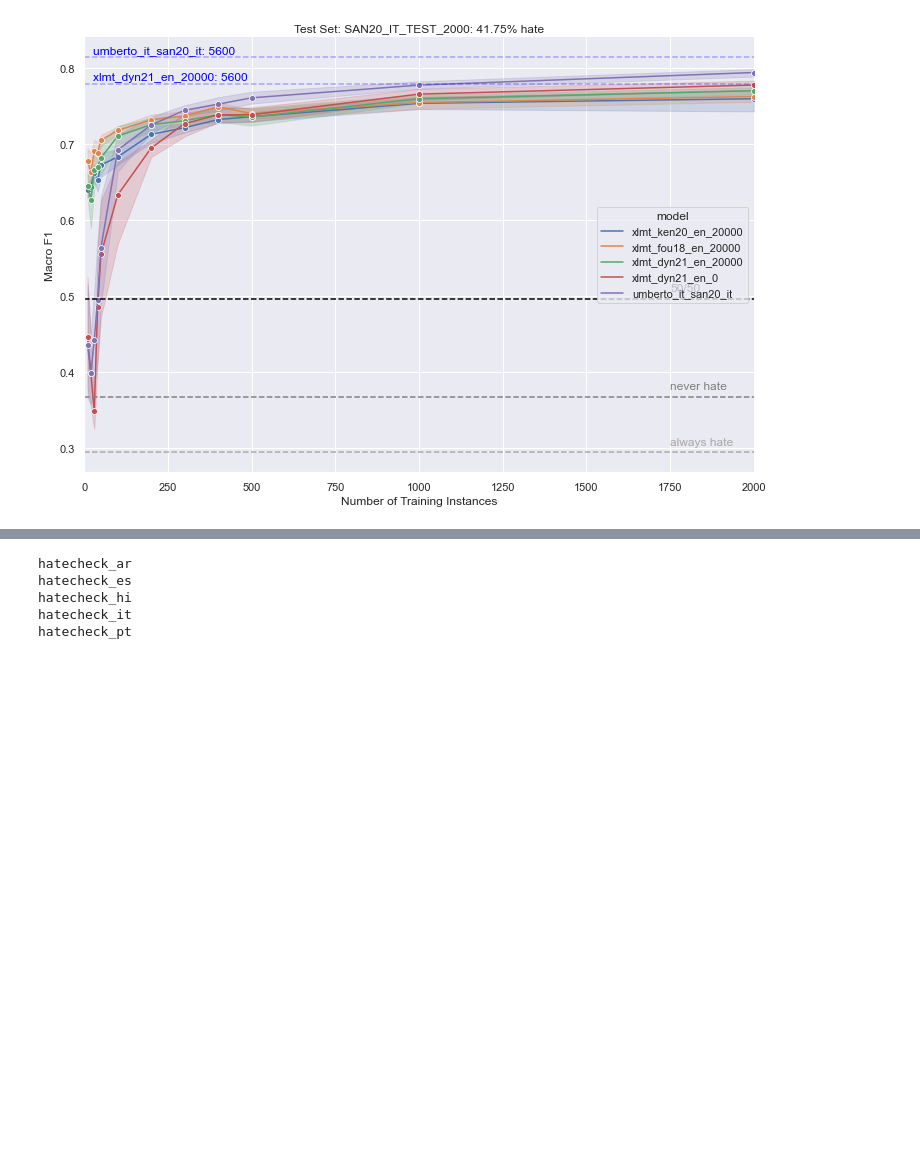
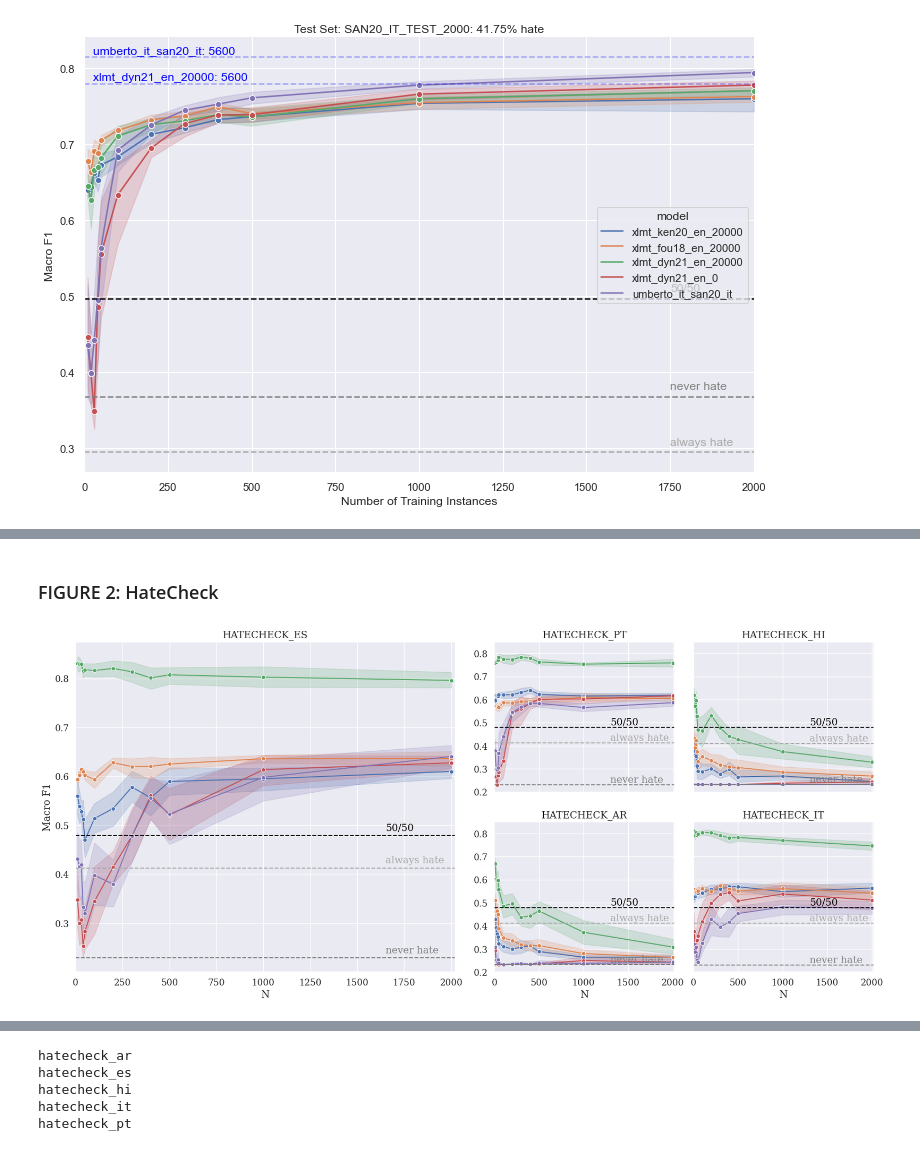
Before and after one commit to paul-rottger/efficient-low-resource-hate-detection, a Jupyter notebook: 3_evaluation/evaluate_results.ipynb, the cells around one changed output, grey strips where cells are left out. Cells and saved outputs as stored; diff of their text form; code cells hidden in the pictures; blank space fills up the shorter version.

```diff
--- a/3_evaluation/evaluate_results.ipynb
+++ b/3_evaluation/evaluate_results.ipynb
@@ -254,0 +301,6 @@ for target_testset, ax in zip(sorted([t for t in metrics_dict.keys() if "hateche
+# %%
+for target_testset in [t for t in metrics_dict.keys() if not "hatecheck" in t]:
+    for size in [20,200,2000]:
+        print(target_testset)
+        print(size)
+        display(metrics_df[(metrics_df.testset==target_testset)&(metrics_df.train_size==size)].groupby("model").agg({"macro_f1": lambda x: round(np.mean(x),2)}))
@@ -254,0 +363,35 @@ for target_testset, ax in zip(sorted([t for t in metrics_dict.keys() if "hateche
+# %% [markdown]
+### FIGURE 2: HateCheck
+# %%
+BASELINES = ["always hate", "never hate", "50/50"]
+FILTER = []#["ken", "_0"]
+RESULTS_ON_FULL_DATA = True
+
+# set up plot layout
+fig = plt.figure(figsize=(16, 8))
+gs_full = GridSpec(1, 2, width_ratios=[1, 1])
+gs_l =  gridspec.GridSpecFromSubplotSpec(1, 1, subplot_spec=gs_full[0])
+gs_r =  gridspec.GridSpecFromSubplotSpec(2, 2, subplot_spec=gs_full[1])
+
+# iterate through cells in plot grid
+
+# left side
+
+for target_testset, cell in zip(["hatecheck_es"], [c for c in gs_l]):
+    f1_plot(target_testset, cell, BASELINES, FILTER, xlim=(0,2020), legend=False, yaxis_labels=True, baseline_label=1650)
+
+# right side
+for target_testset, cell in zip(["hatecheck_pt", "hatecheck_hi", "hatecheck_ar", "hatecheck_it"], [c for c in gs_r]):
+    if cell==gs_r[0]:
+        f1_plot(target_testset, cell, BASELINES, FILTER, xlim=(0,2020), ylim=(0.2,0.85), legend=False, xaxis_labels=False, yaxis_labels=False, baseline_label=1300)
+    if cell==gs_r[1]:
+        f1_plot(target_testset, cell, BASELINES, FILTER, xlim=(0,2020), ylim=(0.2,0.85), legend=False, xaxis_labels=False, yaxis_labels=False, yaxis_ticks=False, baseline_label=1300)
+    if cell==gs_r[2]:
+        f1_plot(target_testset, cell, BASELINES, FILTER, xlim=(0,2020), ylim=(0.2,0.85), legend=False, xaxis_labels=True, yaxis_labels=False, baseline_label=1300)
+    if cell==gs_r[3]:
+        f1_plot(target_testset, cell, BASELINES, FILTER, xlim=(0,2020), ylim=(0.2,0.85), legend=False, xaxis_labels=True, yaxis_labels=False, yaxis_ticks=False, baseline_label=1300)
+
+fig.tight_layout()
+fig.tight_layout(rect=[-0.055,0,1.05, 1])
+# %% [output]
+[figure, added]
```
Also changed, not shown: parts of 14 cells of this notebook.
